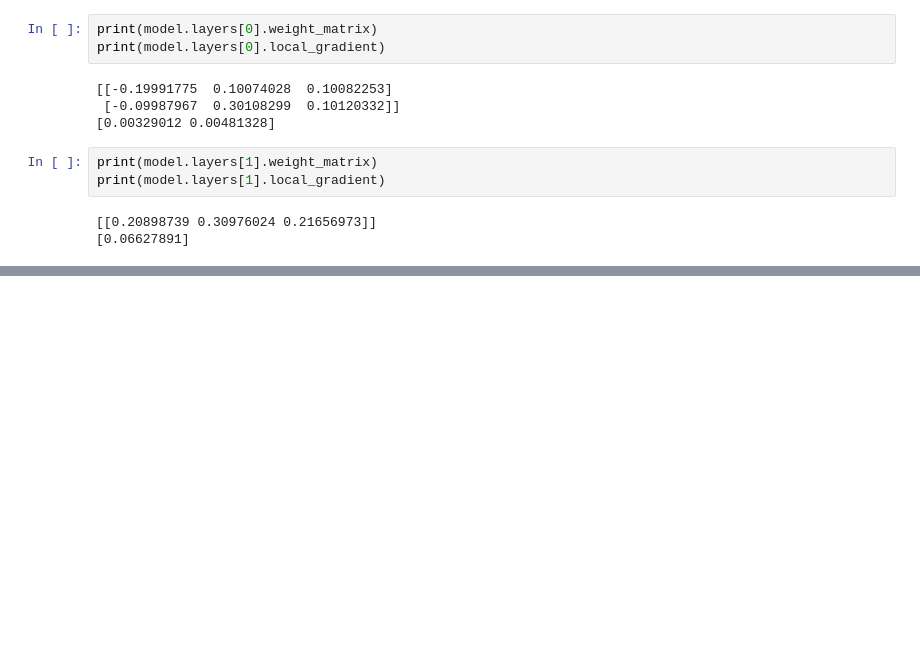
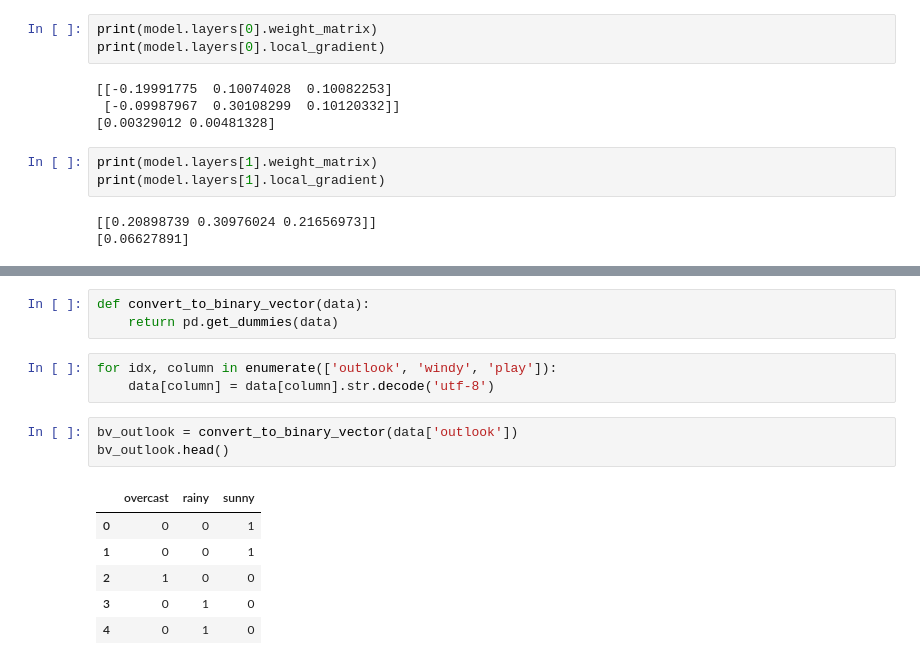
Before and after one commit to holylovenia/lunak, a Jupyter notebook: ANN.ipynb, the cells around one changed output, grey strips where cells are left out. Cells and saved outputs as stored; diff of their text form; blank space fills up the shorter version.

```diff
--- a/ANN.ipynb
+++ b/ANN.ipynb
@@ -280,0 +378,16 @@ print(model.layers[1].local_gradient)
+# %%
+def convert_to_binary_vector(data):
+    return pd.get_dummies(data)
+# %%
+for idx, column in enumerate(['outlook', 'windy', 'play']):
+    data[column] = data[column].str.decode('utf-8')
+# %%
+bv_outlook = convert_to_binary_vector(data['outlook'])
+bv_outlook.head()
+# %% [output]
+|  | overcast | rainy | sunny |
+| 0 | 0 | 0 | 1 |
+| 1 | 0 | 0 | 1 |
+| 2 | 1 | 0 | 0 |
+| 3 | 0 | 1 | 0 |
+| 4 | 0 | 1 | 0 |
```
Also changed, not shown: parts of 53 cells of this notebook.
